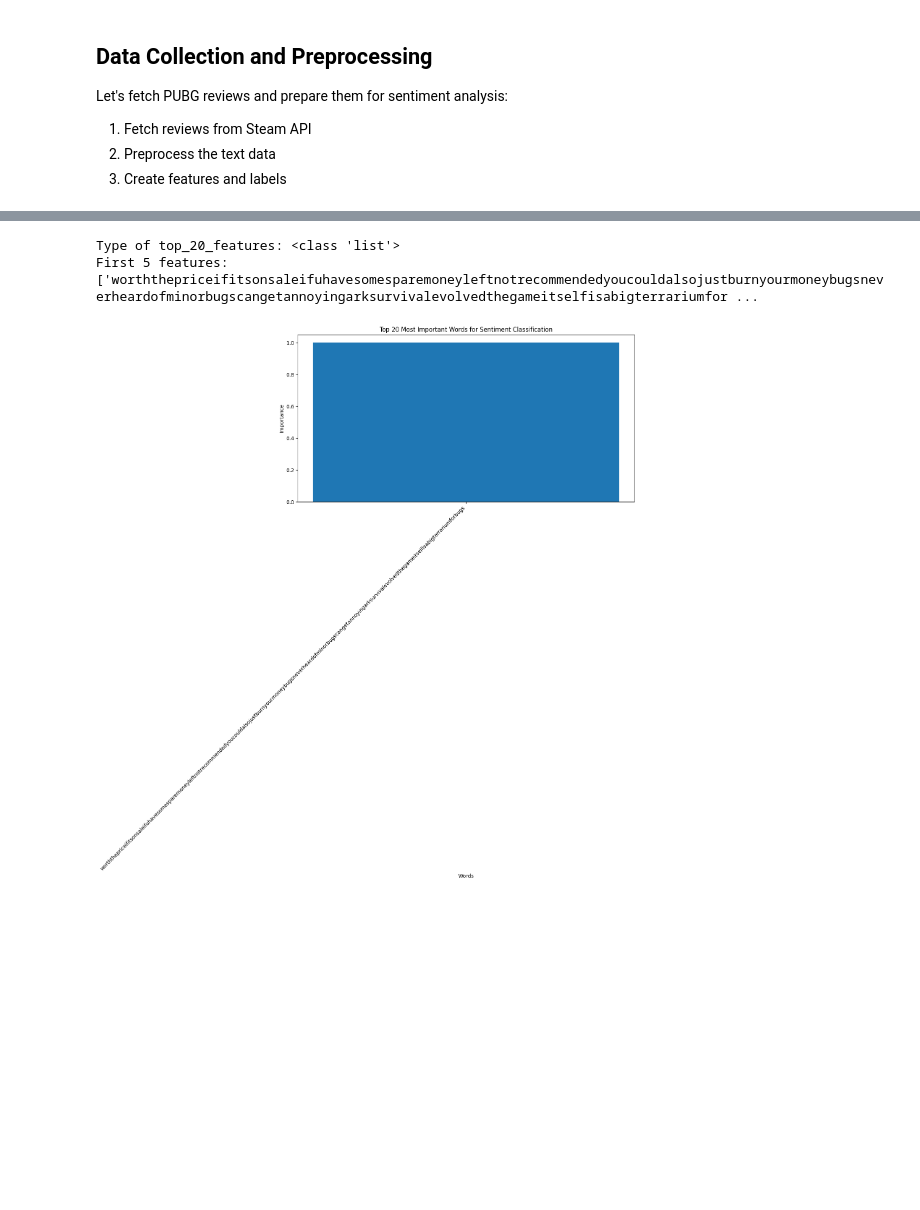
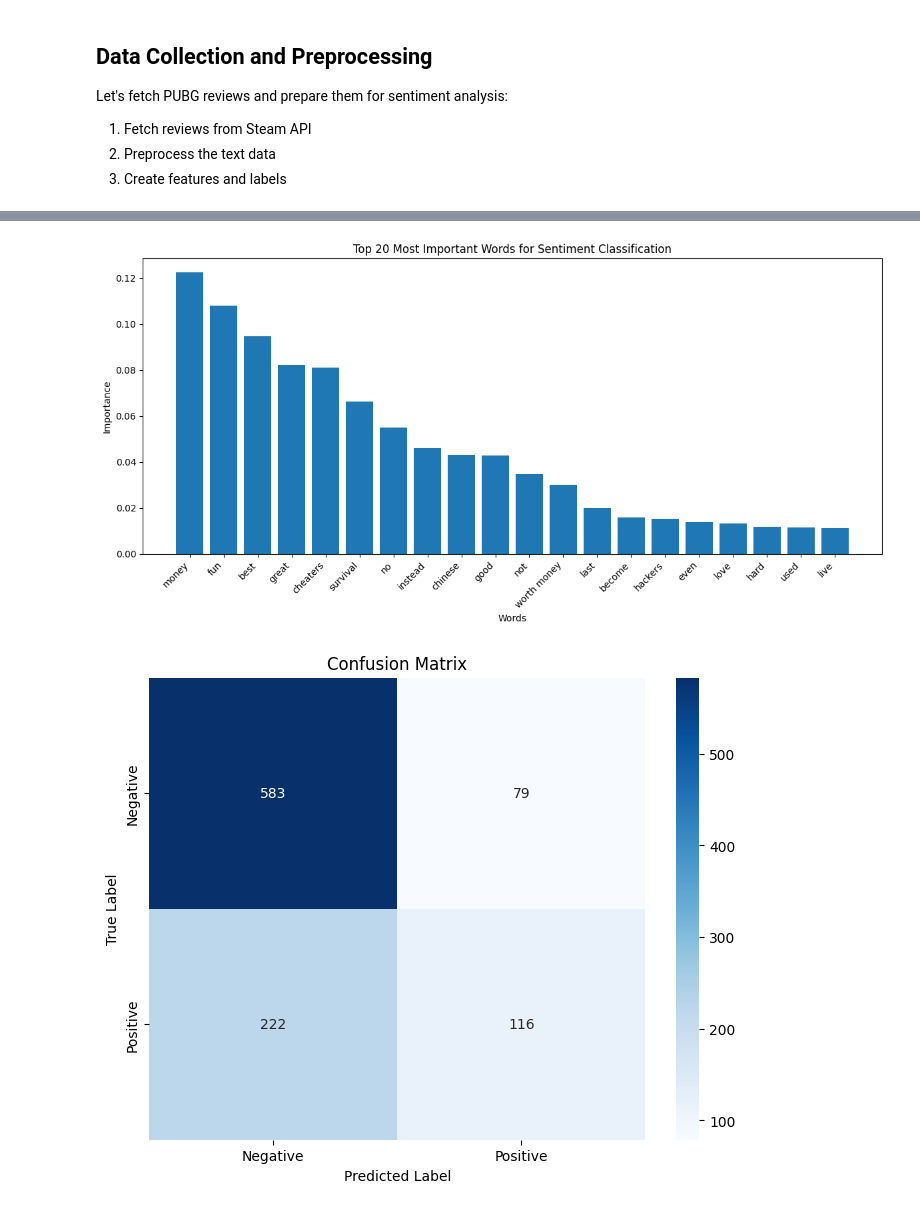
Before and after one commit to GersonMJL/sentiment-analysis-algorithms, a Jupyter notebook: pubg-sentiment-analysis-dt.ipynb, the cells around one changed output, grey strips where cells are left out. Saved outputs shown, nothing was run; the diff lists cells and outputs as text; code cells hidden in the pictures; blank space fills up the shorter version.

```diff
--- a/pubg-sentiment-analysis-dt.ipynb
+++ b/pubg-sentiment-analysis-dt.ipynb
@@ -83,16 +56,13 @@ Let's fetch PUBG reviews and prepare them for sentiment analysis:
 2. Preprocess the text data
 3. Create features and labels
 # %%
-# Load PUBG reviews from parquet file
-reviews_df = pd.read_parquet('pubg_reviews.parquet')
-
-# Display basic information about the dataset
-print(f"Total reviews collected: {len(reviews_df)}")
+# 4. Load Data and Preprocess Reviews
+reviews_df = pd.read_parquet('pubg-reviews.parquet')
+print(f"Total reviews: {len(reviews_df)}")
 print("\nSentiment distribution:")
 print(reviews_df['sentiment'].value_counts())
 
 # Preprocess reviews
-print("\nPreprocessing reviews...")
 reviews_df['processed_review'] = reviews_df['review'].apply(preprocess_text)
 
 # Prepare features and labels
@@ -194,34 +143,39 @@ Name: feature, dtype: object
 # %%
-# Feature importance visualization
-feature_names = list(tfidf.get_feature_names_out())  # Ensure this is a list of strings
+# 6. Feature Importance Visualization
+feature_names = list(tfidf.get_feature_names_out())
 feature_importance = pd.DataFrame({
     'feature': feature_names,
     'importance': dt_model.feature_importances_
-})
+}).sort_values('importance', ascending=False)
 
-# Sort features by importance
-feature_importance = feature_importance.sort_values('importance', ascending=False)
-
-# Get top 20 features and their importance values
 top_20_features = feature_importance['feature'].head(20).tolist()
 top_20_importance = feature_importance['importance'].head(20).tolist()
 
-# Debug: print type and content to ensure it's a list of strings
-print(f"Type of top_20_features: {type(top_20_features)}")
-print(f"First 5 features: {top_20_features[:5]}")
-
-# Display top 20 most important words
 plt.figure(figsize=(12, 6))
 indices = np.arange(len(top_20_features))
 plt.bar(indices, top_20_importance)
 plt.xticks(indices, top_20_features, rotation=45, ha='right')
 plt.title('Top 20 Most Important Words for Sentiment Classification')
 plt.xlabel('Words')
 plt.ylabel('Importance')
 plt.tight_layout()
 plt.show()
 # %% [output]
-Type of top_20_features: <class 'list'>
-First 5 features: ['worththepriceifitsonsaleifuhavesomesparemoneyleftnotrecommendedyoucouldalsojustburnyourmoneybugsneverheardofminorbugscangetannoyingarksurvivalevolvedthegameitselfisabigterrariumfor ...
-[figure, old version]
+[figure, new version]
+# %%
+# Create a confusion matrix visualization
+# Calculate confusion matrix
+cm = confusion_matrix(y_test, y_pred)
+
+# Create heatmap
+plt.figure(figsize=(8, 6))
+sns.heatmap(cm, annot=True, fmt='d', cmap='Blues',
+            xticklabels=['Negative', 'Positive'],
+            yticklabels=['Negative', 'Positive'])
+plt.title('Confusion Matrix')
+plt.ylabel('True Label')
+plt.xlabel('Predicted Label')
+plt.show()
+# %% [output]
+[figure, added]
 # %%
```
Also changed, not shown: parts of 14 cells of this notebook, 4 other files.
